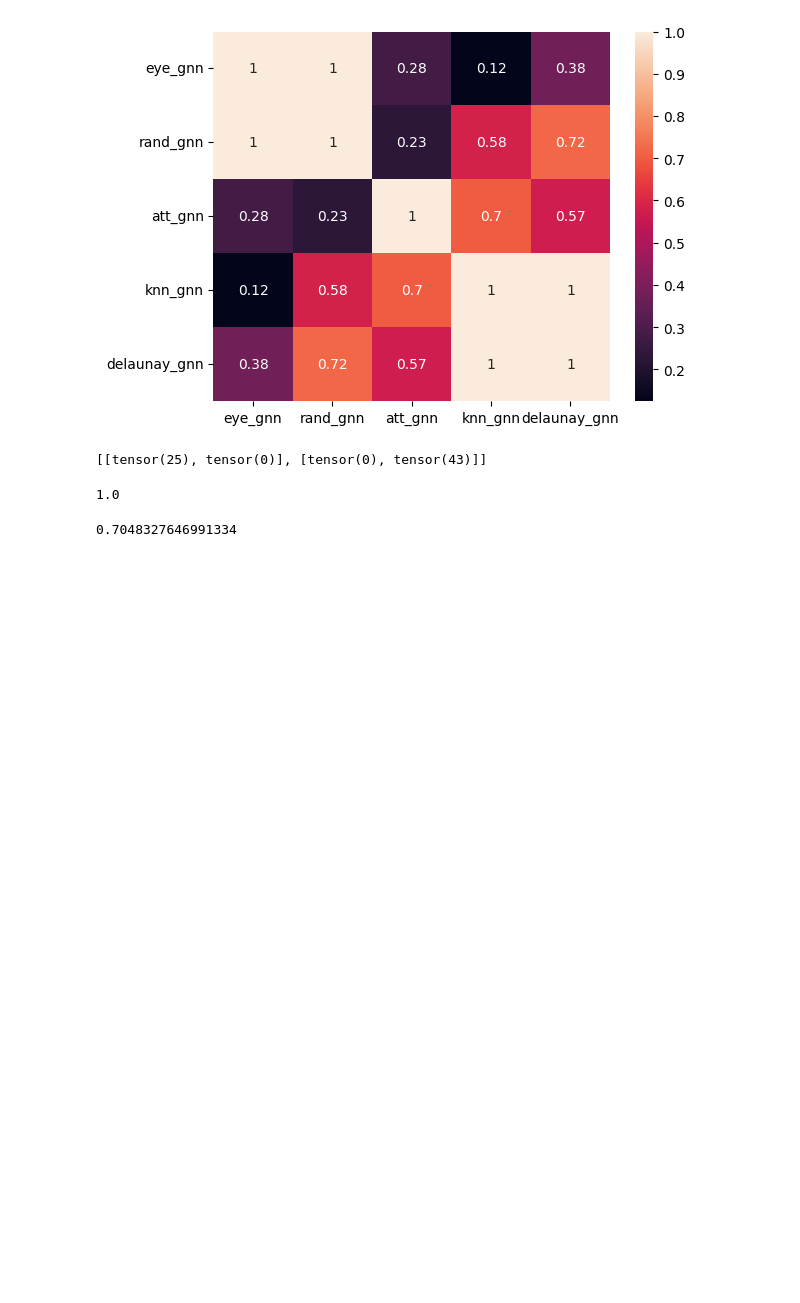
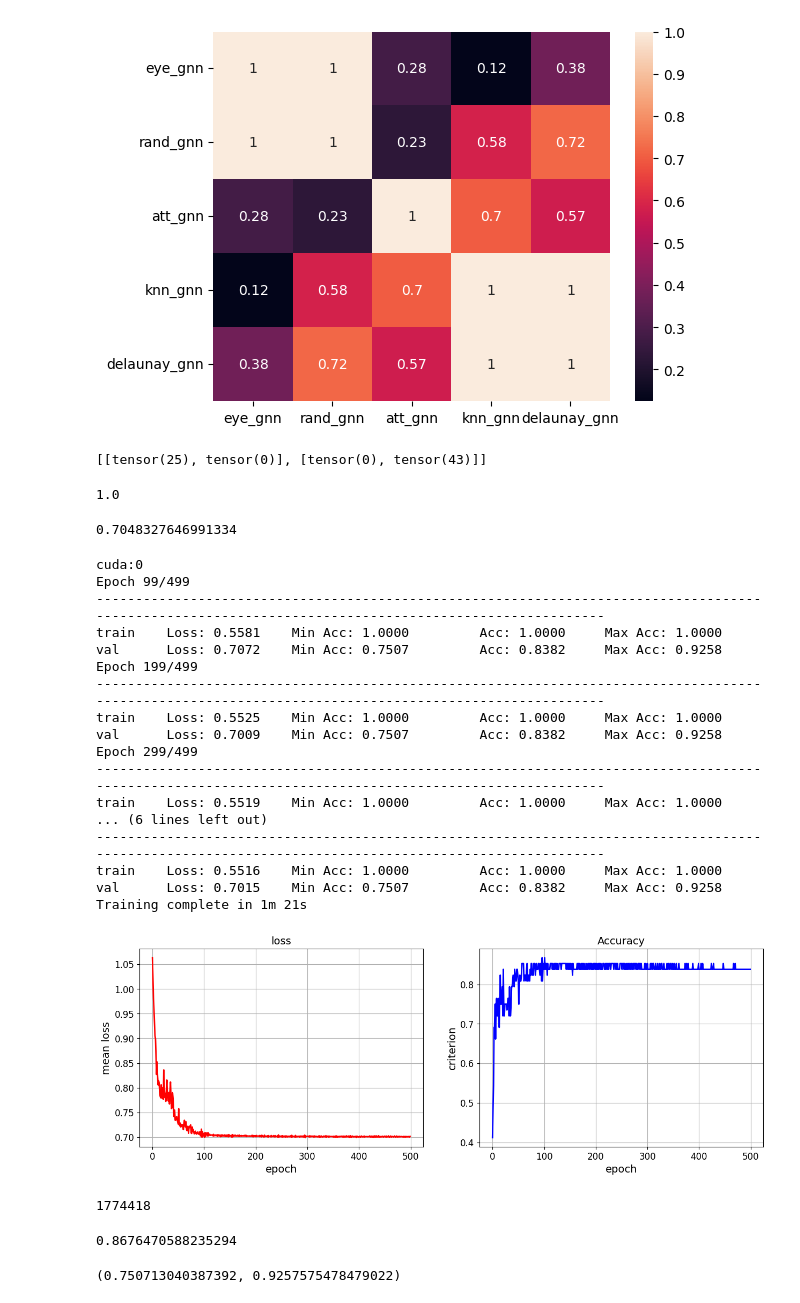
Before and after one commit to Sidl419/pattern_recognition, a Jupyter notebook: notebooks/seed_exp.ipynb, the cells around one changed output. Drawn from its saved outputs; the diff is of its cells as text; code cells hidden in the pictures; blank space fills up the shorter version.

```diff
--- a/notebooks/seed_exp.ipynb
+++ b/notebooks/seed_exp.ipynb
@@ -842,3 +836,48 @@ import scipy
 scipy.stats.f.cdf(4, 1, 1)
 # %% [output]
 0.7048327646991334
+# %%
+criterion = nn.CrossEntropyLoss()# nn.BCEWithLogitsLoss(pos_weight=torch.tensor(3))# weight=torch.tensor([1, 4], device=my_device)
+
+learning_params = {
+    'num_epochs' : 500,
+    'lr' : 1e-4,
+    'weight_decay' : 1e-2,
+    'step_size' : 5,
+    'gamma' : 1,
+    'num_classes' : 2,
+    'model_type' : 'CNN'
+  }
+
+torch.manual_seed(44)
+np.random.seed(44)
+
+my_device = torch.device('cuda:0')#torch.device('cuda:0' if torch.cuda.is_available() else 'cpu')
+print(my_device)
+
+n_channels = 62
+B = torch.eye(n_channels)
+
+model_GNN = BaseGNN(1330, 62, B.to(my_device), time_kernel=5, num_classes=3)
+
+loss_gnn, acc_gnn, total_time = train_model(model_GNN, data_loaders_CNN, criterion, learning_params, is_binary=False, device=my_device, log_rate=100)
+show_progress(loss_gnn, acc_gnn, 'loss', 'Accuracy')
+# %% [output]
+cuda:0
+Epoch 99/499
+------------------------------------------------------------------------------------------------------------------------------------------------------
+train    Loss: 0.5581    Min Acc: 1.0000         Acc: 1.0000     Max Acc: 1.0000
+val      Loss: 0.7072    Min Acc: 0.7507         Acc: 0.8382     Max Acc: 0.9258
+Epoch 199/499
+------------------------------------------------------------------------------------------------------------------------------------------------------
+train    Loss: 0.5525    Min Acc: 1.0000         Acc: 1.0000     Max Acc: 1.0000
+val      Loss: 0.7009    Min Acc: 0.7507         Acc: 0.8382     Max Acc: 0.9258
+Epoch 299/499
+------------------------------------------------------------------------------------------------------------------------------------------------------
+train    Loss: 0.5519    Min Acc: 1.0000         Acc: 1.0000     Max Acc: 1.0000
+... (6 lines left out)
+------------------------------------------------------------------------------------------------------------------------------------------------------
+train    Loss: 0.5516    Min Acc: 1.0000         Acc: 1.0000     Max Acc: 1.0000
+val      Loss: 0.7015    Min Acc: 0.7507         Acc: 0.8382     Max Acc: 0.9258
+Training complete in 1m 21s
+[figure, added]
@@ -844,0 +886,12 @@ scipy.stats.f.cdf(4, 1, 1)
+# %%
+count_parameters(model_GNN)
+# %% [output]
+1774418
+# %%
+max(acc_gnn['Accuracy'])
+# %% [output]
+0.8676470588235294
+# %%
+acc_gnn['Min Accuracy'][355], acc_gnn['Max Accuracy'][355]
+# %% [output]
+(0.750713040387392, 0.9257575478479022)
```
Also changed, not shown: parts of 10 cells of this notebook, 4 other files.
